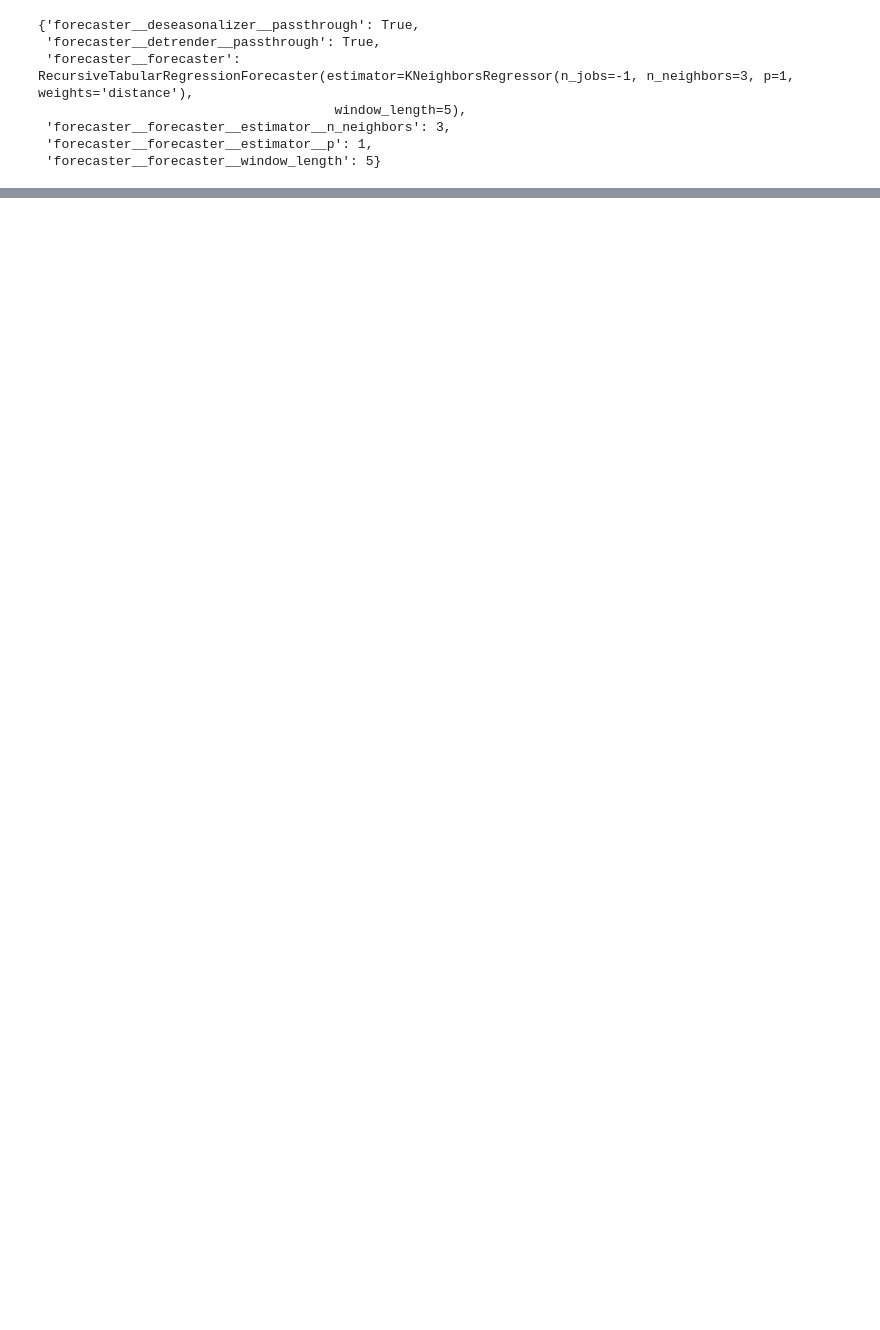
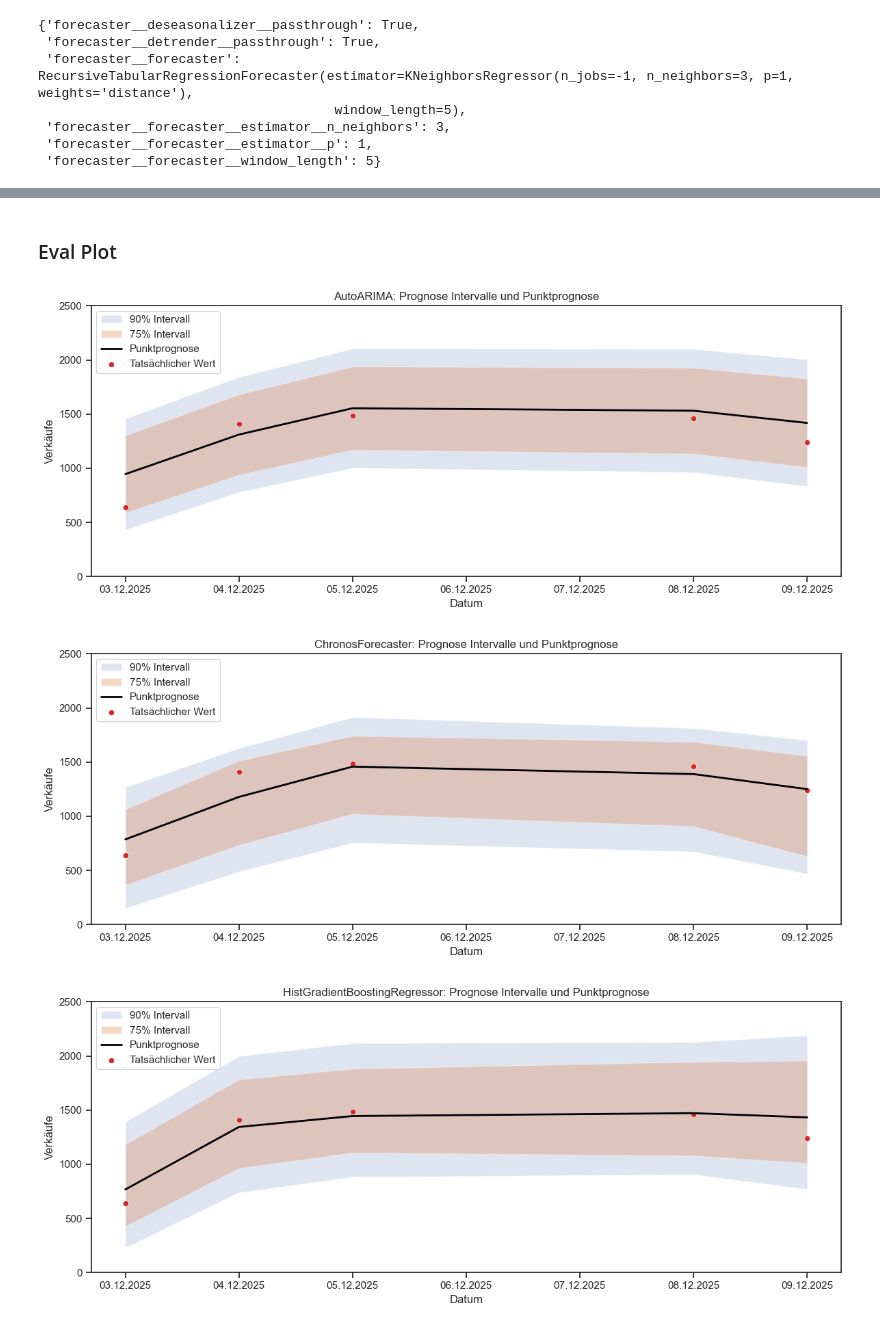
Before and after one commit to valentin-17/HtS, a Jupyter notebook: src/hts/forecast.ipynb, the cells around one changed output, grey strips where cells are left out. Cells and saved outputs as stored; diff of their text form; code cells hidden in the pictures; blank space fills up the shorter version.

Commit message:
added models and improved eval code

```diff
--- a/src/hts/forecast.ipynb
+++ b/src/hts/forecast.ipynb
@@ -102,9 +102,12 @@ proba_forecaster_param_grid = [
         "detrender__passthrough": [True],
         "deseasonalizer__passthrough": [True],
         "forecaster": [
-            AutoARIMA(sp=5, seasonal=True, stationary=False, suppress_warnings=True),
-            AutoARIMA(sp=5, seasonal=False, stationary=False, suppress_warnings=True),
+            AutoARIMA(
+                sp=5,
+                suppress_warnings=True,
+                n_jobs=-1),
         ],
+        "forecaster__seasonal": [True, False],
         "forecaster__max_p": [2, 4],
         "forecaster__max_q": [2, 4],
         "forecaster__max_P": [1, 2],
@@ -527,0 +223,3 @@ evaluation_scores, all_interval_predictions, plot_comparison_df
+# %%
+proba_gscv = ForecastingGridSearchCV.load_from_path("../../models/proba_gscv.zip")
+point_gscv = ForecastingGridSearchCV.load_from_path("../../models/point_gscv.zip")
@@ -527,0 +481,2 @@ evaluation_scores, all_interval_predictions, plot_comparison_df
+# %% [markdown]
+### Eval Plot
@@ -527,0 +487,37 @@ evaluation_scores, all_interval_predictions, plot_comparison_df
+# %%
+plot_df = results_df.copy()
+plot_df["index"] = plot_df["index"].dt.to_timestamp()  # since yours is PeriodDtype
+plot_df["coverage"] = plot_df["coverage"].astype(float)
+inside = plot_df["model"].str.extract(
+    r"ConformalIntervals\((.*)\)",
+    expand=False
+)
+
+plot_df["model_clean"] = inside.fillna(plot_df["model"]).str.strip()
+# %%
+sns.set_theme(style="ticks")
+
+for model, g in plot_df.groupby("model_clean"):
+    fig, ax = plt.subplots(figsize=(12, 5))
+
+    g75 = g[g["coverage"] == 0.75].sort_values("index")
+    g90 = g[g["coverage"] == 0.90].sort_values("index")
+
+    ax.fill_between(g90["index"], g90["lower"], g90["upper"], alpha=0.18, label="90% Intervall")
+    ax.fill_between(g75["index"], g75["lower"], g75["upper"], alpha=0.32, label="75% Intervall")
+
+    sns.lineplot(data=g75, x="index", y="point_forecast", ax=ax, color="black", linewidth=2, label="Punktprognose")
+    sns.scatterplot(data=g75, x="index", y="y_true", ax=ax, color="tab:red", s=35, label="Tatsächlicher Wert")
+
+    ax.set_title(f"{model}: Prognose Intervalle und Punktprognose")
+    ax.set_xlabel("Datum")
+    ax.set_ylabel("Verkäufe")
+    ax.set_ybound(0, 2500)
+    ax.xaxis.set_major_formatter(mdates.DateFormatter("%d.%m.%Y"))
+    ax.legend(loc="upper left")
+    plt.tight_layout()
+    plt.show()
+# %% [output]
+[figure, added]
+[figure, added]
+[figure, added]
```
Also changed, not shown: parts of 22 cells of this notebook, 2 other files.
